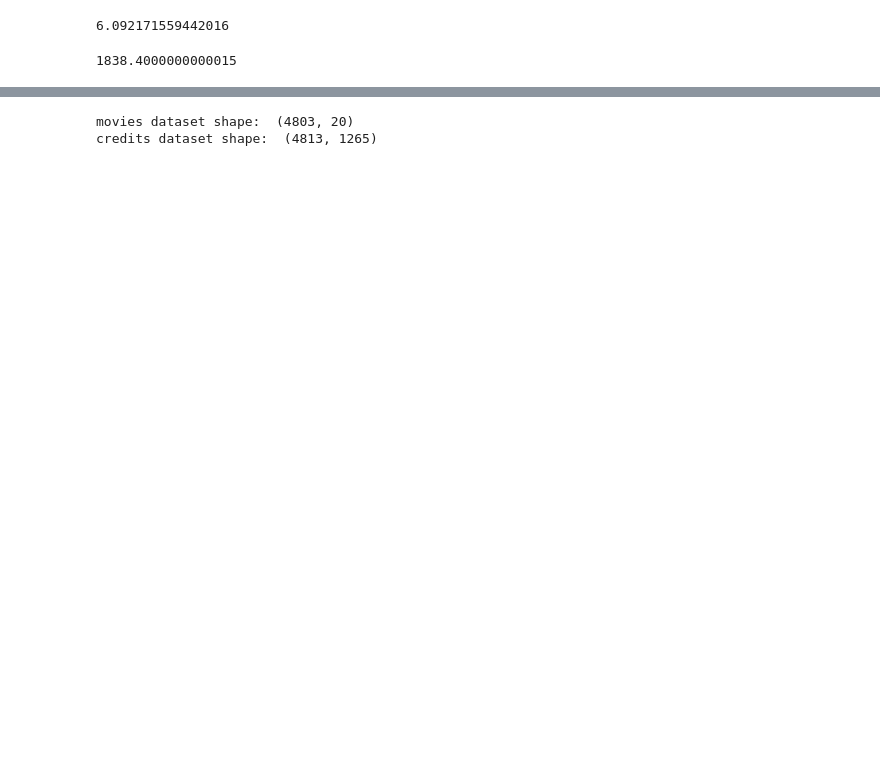
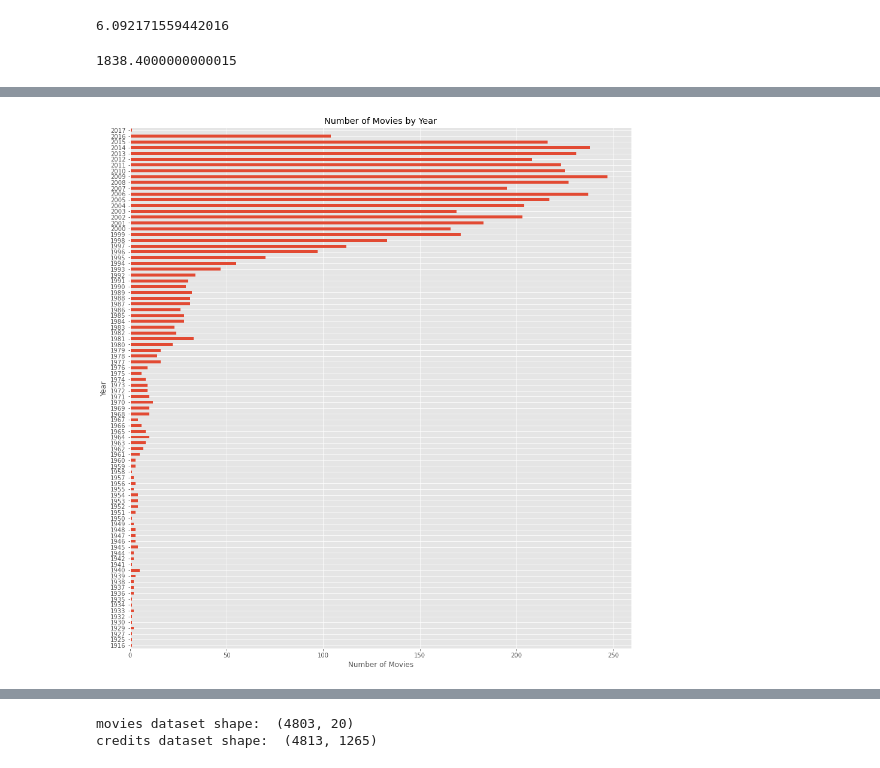
Before and after one commit to santiagoAlvz/MovieRecommendation, a Jupyter notebook: Movie_Recommendation_System.ipynb, the cells around one changed output, grey strips where cells are left out. Drawn from its saved outputs; the diff is of its cells as text; code cells hidden in the pictures; blank space fills up the shorter version.

```diff
--- a/Movie_Recommendation_System.ipynb
+++ b/Movie_Recommendation_System.ipynb
@@ -31,0 +80,4 @@ m
+# %%
+# Create year column
+movies['year'] = movies['release_date'].str[-4:]
+movies.head()
@@ -32,3 +92,11 @@ m
+# %%
+movies.year.value_counts(dropna=True).sort_index().plot(kind='barh',figsize=(15,16))
+plt.title('Number of Movies by Year')
+plt.xlabel('Number of Movies')
+plt.ylabel('Year')
+plt.show()
+# %% [output]
+[figure, added]
 # %%
 def weighted_rating(x, movies=movies, credits=credits):
     v = x['vote_count']
```
Also changed, not shown: parts of 7 cells of this notebook, 1 other file.
